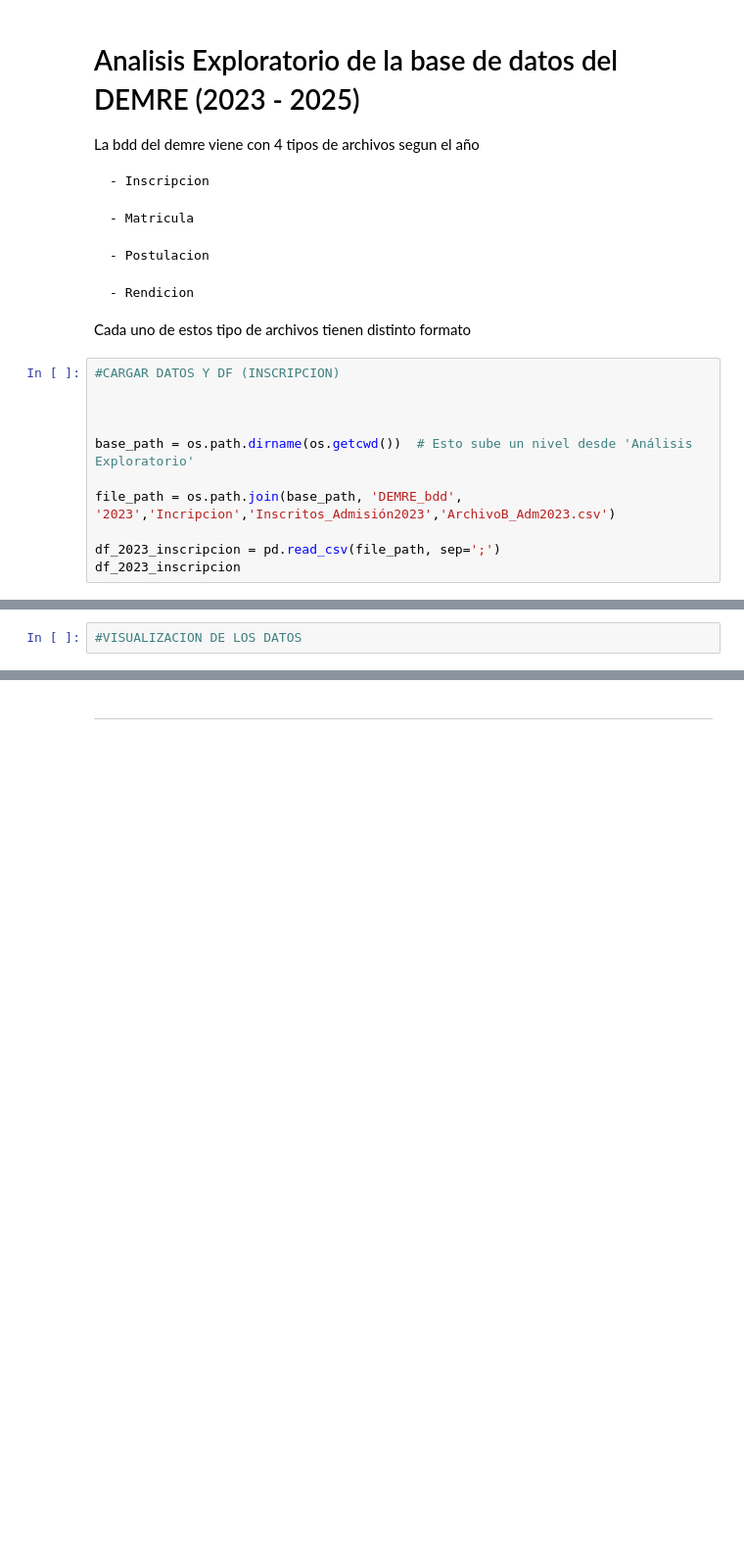
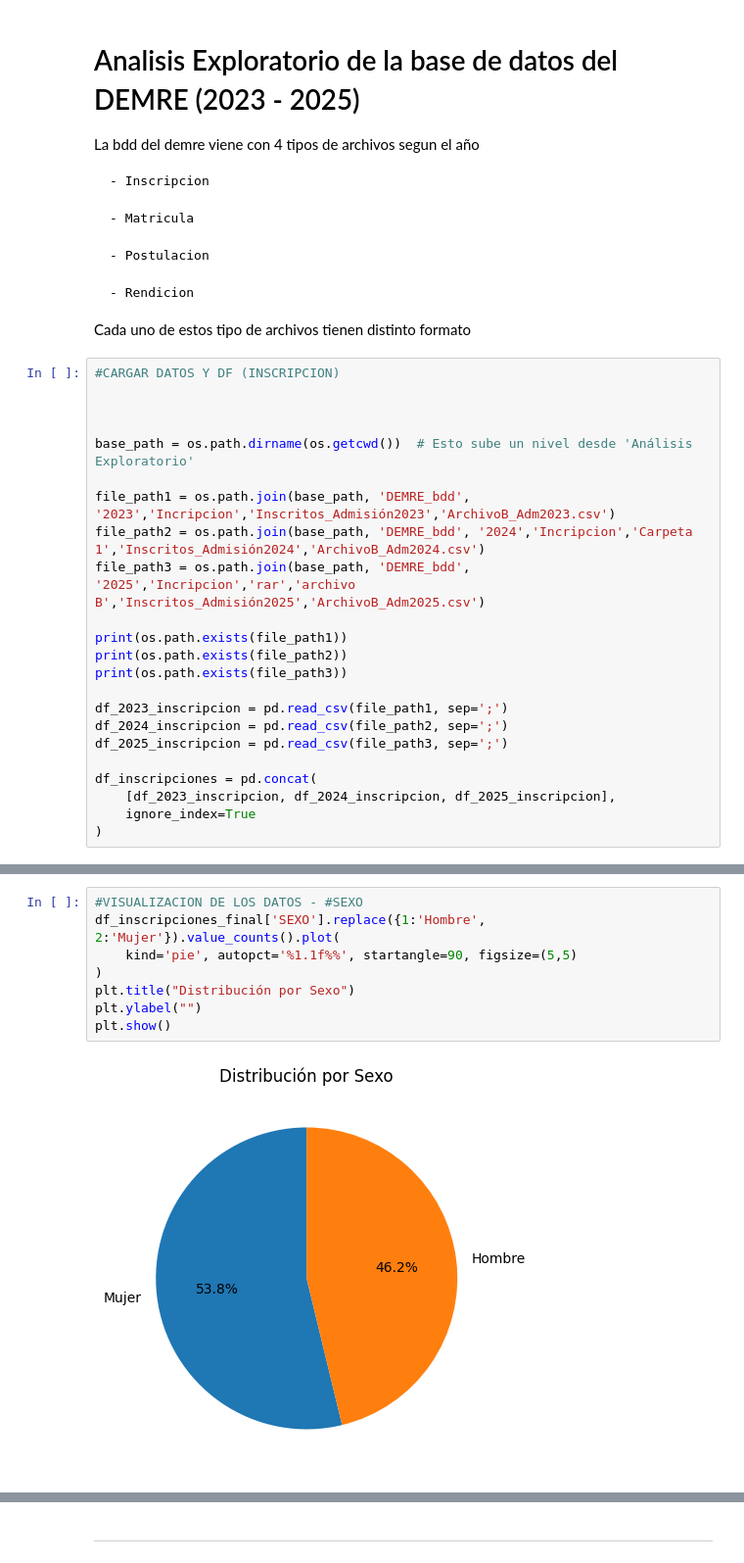
Before and after one commit to LmChicao/Proyecto-Intro-Ciencias-de-datos-2025-2-, a Jupyter notebook: Analisis Exploratorio/EDA - Inscripcion.ipynb, the cells around one changed output, grey strips where cells are left out. Shown at 98% size. Drawn from its saved outputs; the diff is of its cells as text; blank space fills up the shorter version.

Commit message:
Inscripciones esta listo

```diff
--- a/Analisis Exploratorio/EDA - Inscripcion.ipynb
+++ b/Analisis Exploratorio/EDA - Inscripcion.ipynb
@@ -62,8 +49,20 @@ Cada uno de estos tipo de archivos tienen distinto formato
 
 base_path = os.path.dirname(os.getcwd())  # Esto sube un nivel desde 'Análisis Exploratorio'
 
-file_path = os.path.join(base_path, 'DEMRE_bdd', '2023','Incripcion','Inscritos_Admisión2023','ArchivoB_Adm2023.csv')
+file_path1 = os.path.join(base_path, 'DEMRE_bdd', '2023','Incripcion','Inscritos_Admisión2023','ArchivoB_Adm2023.csv')
+file_path2 = os.path.join(base_path, 'DEMRE_bdd', '2024','Incripcion','Carpeta 1','Inscritos_Admisión2024','ArchivoB_Adm2024.csv')
+file_path3 = os.path.join(base_path, 'DEMRE_bdd', '2025','Incripcion','rar','archivo B','Inscritos_Admisión2025','ArchivoB_Adm2025.csv')
 
-df_2023_inscripcion = pd.read_csv(file_path, sep=';')
-df_2023_inscripcion
+print(os.path.exists(file_path1))
+print(os.path.exists(file_path2))
+print(os.path.exists(file_path3))
+
+df_2023_inscripcion = pd.read_csv(file_path1, sep=';')
+df_2024_inscripcion = pd.read_csv(file_path2, sep=';')
+df_2025_inscripcion = pd.read_csv(file_path3, sep=';')
+
+df_inscripciones = pd.concat(
+    [df_2023_inscripcion, df_2024_inscripcion, df_2025_inscripcion],
+    ignore_index=True
+)
 # %% [output]
@@ -211,2 +311,10 @@ Index(['ID_aux', 'ANYO_PROCESO', 'SEXO', 'RBD', 'COD_ENS', 'REGIMEN',
 # %%
-#VISUALIZACION DE LOS DATOS
+#VISUALIZACION DE LOS DATOS - #SEXO
+df_inscripciones_final['SEXO'].replace({1:'Hombre', 2:'Mujer'}).value_counts().plot(
+    kind='pie', autopct='%1.1f%%', startangle=90, figsize=(5,5)
+)
+plt.title("Distribución por Sexo")
+plt.ylabel("")
+plt.show()
+# %% [output]
+[figure, added]
```
Also changed, not shown: parts of 18 cells of this notebook, 4 other files.
